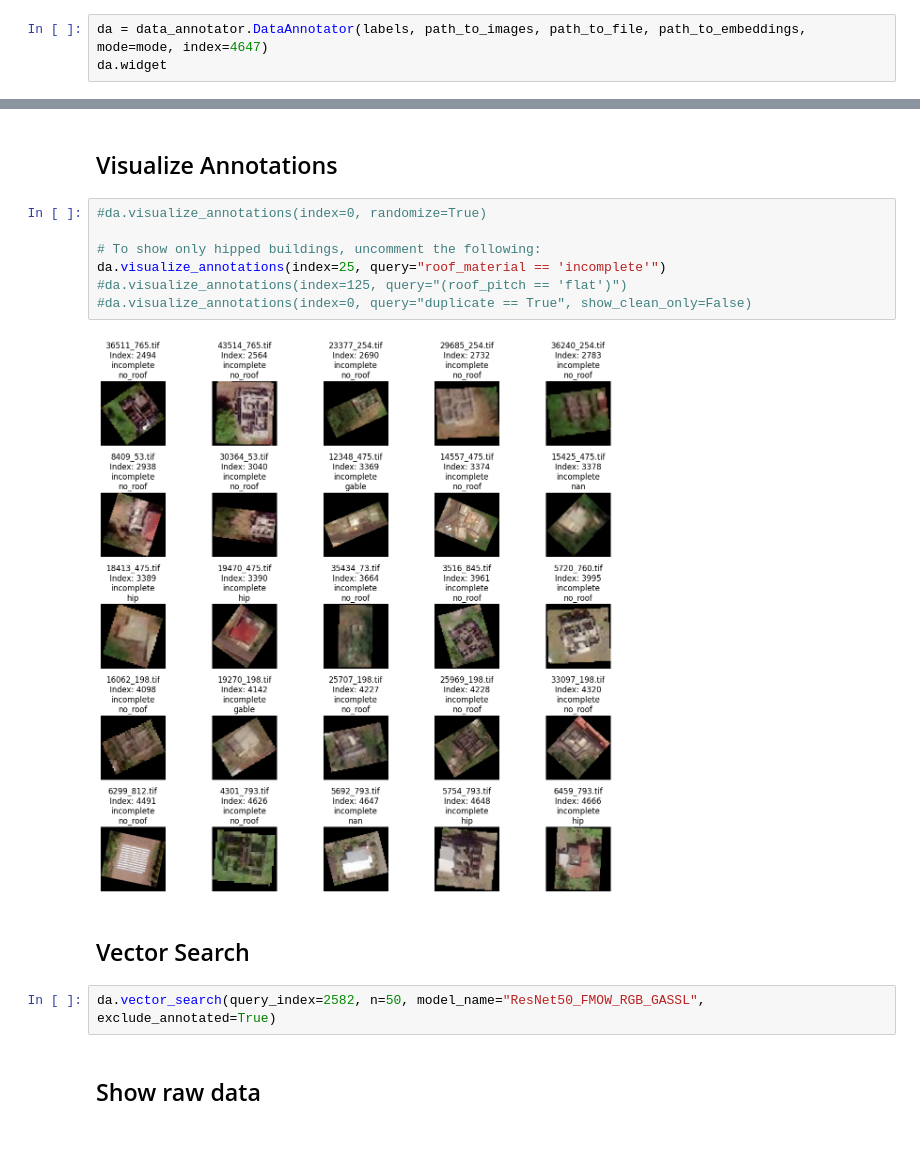
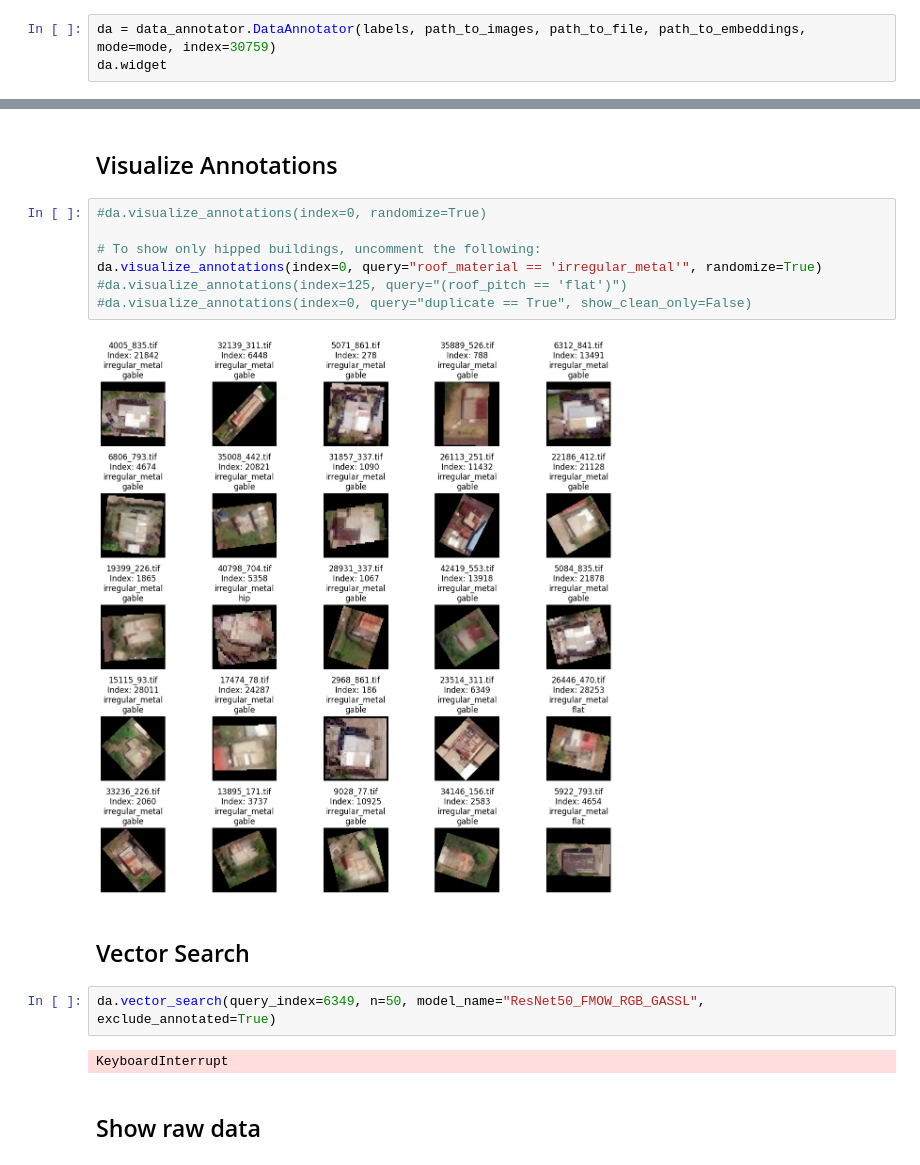
Before and after one commit to GFDRR/caribbean-climate-resilience, a Jupyter notebook: notebooks/02_data_annotation.ipynb, the cells around one changed output, grey strips where cells are left out. Cells and saved outputs as stored; diff of their text form.

```diff
--- a/notebooks/02_data_annotation.ipynb
+++ b/notebooks/02_data_annotation.ipynb
@@ -28,6 +27,6 @@ path_to_file = config['path_to_file'].format(mode=mode, iso_code=iso_code)
 # %% [markdown]
 ## Interactive Annotation
 # %%
-da = data_annotator.DataAnnotator(labels, path_to_images, path_to_file, path_to_embeddings, mode=mode, index=4647)
+da = data_annotator.DataAnnotator(labels, path_to_images, path_to_file, path_to_embeddings, mode=mode, index=30759)
 da.widget
 # %% [output]
@@ -43,16 +42,18 @@ INFO:root:Total annotations for this session: 2
 # %%
 #da.visualize_annotations(index=0, randomize=True)
 
 # To show only hipped buildings, uncomment the following:
-da.visualize_annotations(index=25, query="roof_material == 'incomplete'")
+da.visualize_annotations(index=0, query="roof_material == 'irregular_metal'", randomize=True)
 #da.visualize_annotations(index=125, query="(roof_pitch == 'flat')")
 #da.visualize_annotations(index=0, query="duplicate == True", show_clean_only=False)
 # %% [output]
-[figure, old version]
+[figure, new version]
 # %% [markdown]
 ## Vector Search
 # %%
-da.vector_search(query_index=2582, n=50, model_name="ResNet50_FMOW_RGB_GASSL", exclude_annotated=True)
+da.vector_search(query_index=6349, n=50, model_name="ResNet50_FMOW_RGB_GASSL", exclude_annotated=True)
+# %% [output]
+KeyboardInterrupt
 # %% [markdown]
 ## Show raw data
 # %%
```
Also changed, not shown: parts of 4 cells of this notebook.
